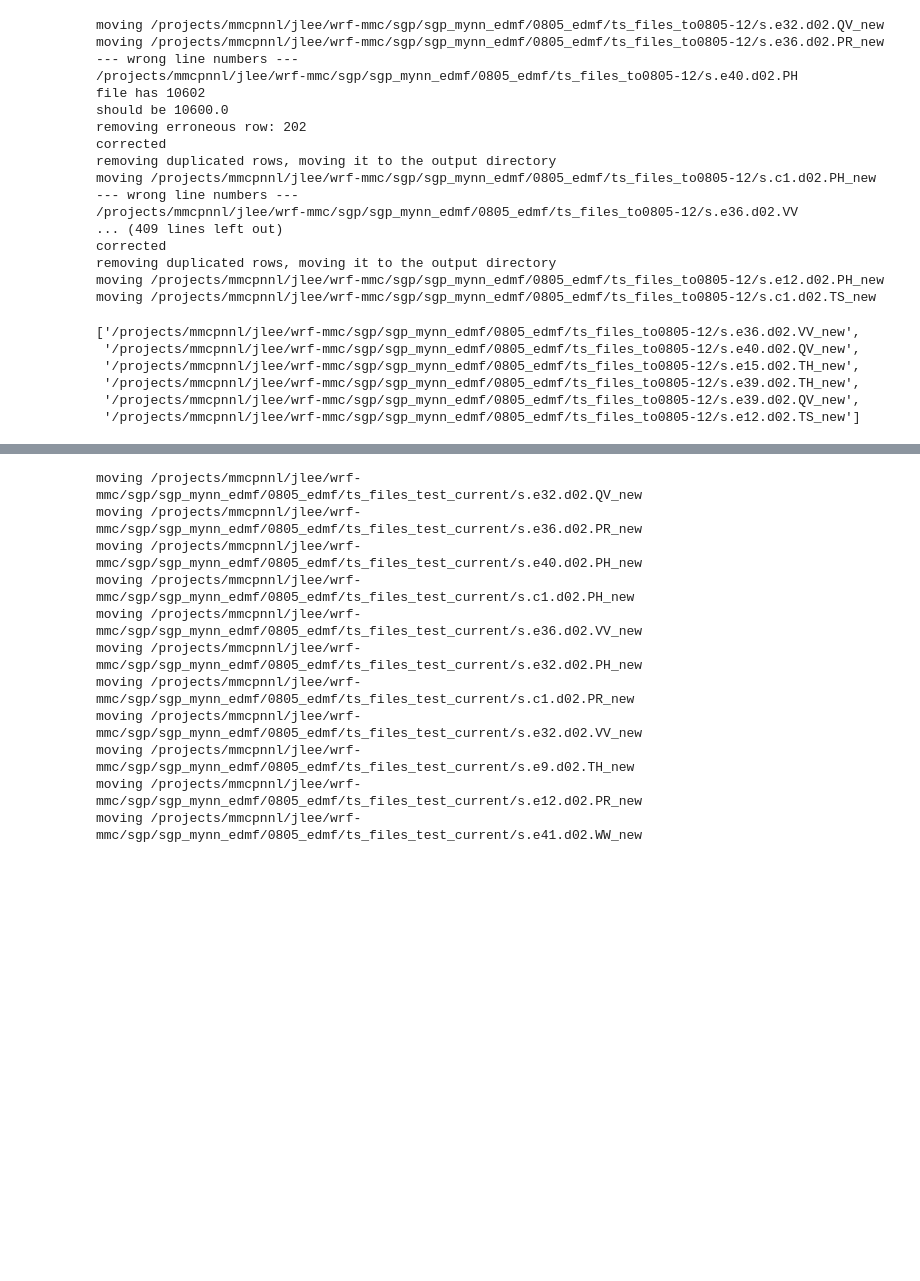
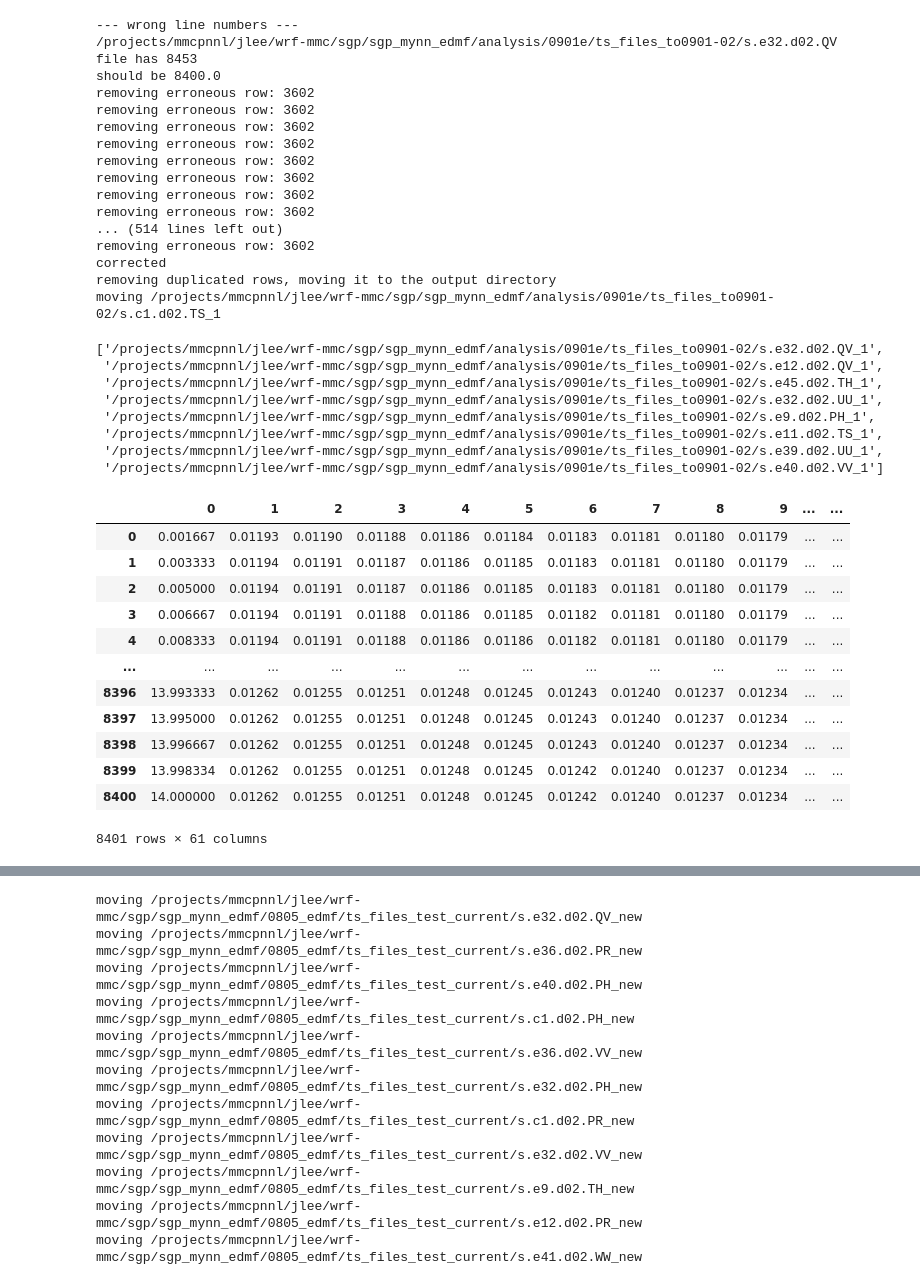
Before and after one commit to joejoeyjoseph/mmc-pnnl-j3, a Jupyter notebook: sgp/eagle/e01_debug-tsfiles.ipynb, the cells around one changed output, grey strips where cells are left out. Saved outputs shown, nothing was run; the diff lists cells and outputs as text; code cells hidden in the pictures; blank space fills up the shorter version.

```diff
--- a/sgp/eagle/e01_debug-tsfiles.ipynb
+++ b/sgp/eagle/e01_debug-tsfiles.ipynb
@@ -5,10 +5,10 @@ import re
 import numpy as np
 # pd.set_option('display.max_columns', 500)
 
-wrf_dir = '/projects/mmcpnnl/jlee/wrf-mmc/sgp/sgp_mynn_edmf/0805_edmf/'
-time_step_sec = 9
+wrf_dir = '/projects/mmcpnnl/jlee/wrf-mmc/sgp/sgp_mynn_edmf/analysis/0901e/'
+time_step_sec = 6
 
-def remove_duplicate_errorrow(ts_in_dir, ts_out_dir, run_hours, turn):
+def remove_duplicate_errorrow(ts_in_dir, ts_out_dir, run_hours, sim_id, turn):
 
     ideal_file_num = run_hours*60*60/time_step_sec
 
@@ -23,7 +23,7 @@ def remove_duplicate_errorrow(ts_in_dir, ts_out_dir, run_hours, turn):
     # file = ts_in_dir+file_name
     for file in glob.glob(ts_in_dir+target_files):
 
-        new_file = file+'_new'
+        new_file = file+'_'+str(sim_id)
 
         lines_seen = set() # holds lines already seen
         outfile = open(new_file, 'w')
@@ -91,40 +95,61 @@ def remove_duplicate_errorrow(ts_in_dir, ts_out_dir, run_hours, turn):
 # %%
-ts_in_dir = wrf_dir+'ts_files_to0805-12/'
+ts_in_dir = wrf_dir+'ts_files_to0901-02/'
 # ts_in_dir = wrf_dir+'ts_files_test_current/'
 # file_name = 's.c1.d02.PH'
 
-ts_out_dir = wrf_dir+'ts_processed/to0805-12/'
+ts_out_dir = wrf_dir+'ts_clean/'
 # ts_out_dir = wrf_dir+'ts_processed/test_current/'
 
-run_hours = 26.5
+run_hours = 14
+sim_id = 1
 
-!rm "$ts_in_dir"*_new
+!rm "$ts_in_dir"*_"$sim_id"
 
-inc_f = remove_duplicate_errorrow(ts_in_dir, ts_out_dir, run_hours, turn='first')
+inc_f = remove_duplicate_errorrow(ts_in_dir, ts_out_dir, run_hours, sim_id, turn='first')
 # %% [output]
-moving /projects/mmcpnnl/jlee/wrf-mmc/sgp/sgp_mynn_edmf/0805_edmf/ts_files_to0805-12/s.e32.d02.QV_new
-moving /projects/mmcpnnl/jlee/wrf-mmc/sgp/sgp_mynn_edmf/0805_edmf/ts_files_to0805-12/s.e36.d02.PR_new
 --- wrong line numbers ---
-/projects/mmcpnnl/jlee/wrf-mmc/sgp/sgp_mynn_edmf/0805_edmf/ts_files_to0805-12/s.e40.d02.PH
-file has 10602
-should be 10600.0
-removing erroneous row: 202
+/projects/mmcpnnl/jlee/wrf-mmc/sgp/sgp_mynn_edmf/analysis/0901e/ts_files_to0901-02/s.e32.d02.QV
+file has 8453
+should be 8400.0
+removing erroneous row: 3602
+removing erroneous row: 3602
+removing erroneous row: 3602
+removing erroneous row: 3602
+removing erroneous row: 3602
+removing erroneous row: 3602
+removing erroneous row: 3602
+removing erroneous row: 3602
+... (514 lines left out)
+removing erroneous row: 3602
 corrected
 removing duplicated rows, moving it to the output directory
-moving /projects/mmcpnnl/jlee/wrf-mmc/sgp/sgp_mynn_edmf/0805_edmf/ts_files_to0805-12/s.c1.d02.PH_new
---- wrong line numbers ---
-/projects/mmcpnnl/jlee/wrf-mmc/sgp/sgp_mynn_edmf/0805_edmf/ts_files_to0805-12/s.e36.d02.VV
-... (409 lines left out)
-corrected
-removing duplicated rows, moving it to the output directory
-moving /projects/mmcpnnl/jlee/wrf-mmc/sgp/sgp_mynn_edmf/0805_edmf/ts_files_to0805-12/s.e12.d02.PH_new
-moving /projects/mmcpnnl/jlee/wrf-mmc/sgp/sgp_mynn_edmf/0805_edmf/ts_files_to0805-12/s.c1.d02.TS_new
+moving /projects/mmcpnnl/jlee/wrf-mmc/sgp/sgp_mynn_edmf/analysis/0901e/ts_files_to0901-02/s.c1.d02.TS_1
 # %%
 inc_f
 # %% [output]
-['/projects/mmcpnnl/jlee/wrf-mmc/sgp/sgp_mynn_edmf/0805_edmf/ts_files_to0805-12/s.e36.d02.VV_new',
- '/projects/mmcpnnl/jlee/wrf-mmc/sgp/sgp_mynn_edmf/0805_edmf/ts_files_to0805-12/s.e40.d02.QV_new',
- '/projects/mmcpnnl/jlee/wrf-mmc/sgp/sgp_mynn_edmf/0805_edmf/ts_files_to0805-12/s.e15.d02.TH_new',
- '/projects/mmcpnnl/jlee/wrf-mmc/sgp/sgp_mynn_edmf/0805_edmf/ts_files_to0805-12/s.e39.d02.TH_new',
- '/projects/mmcpnnl/jlee/wrf-mmc/sgp/sgp_mynn_edmf/0805_edmf/ts_files_to0805-12/s.e39.d02.QV_new',
- '/projects/mmcpnnl/jlee/wrf-mmc/sgp/sgp_mynn_edmf/0805_edmf/ts_files_to0805-12/s.e12.d02.TS_new']
+['/projects/mmcpnnl/jlee/wrf-mmc/sgp/sgp_mynn_edmf/analysis/0901e/ts_files_to0901-02/s.e32.d02.QV_1',
+ '/projects/mmcpnnl/jlee/wrf-mmc/sgp/sgp_mynn_edmf/analysis/0901e/ts_files_to0901-02/s.e12.d02.QV_1',
+ '/projects/mmcpnnl/jlee/wrf-mmc/sgp/sgp_mynn_edmf/analysis/0901e/ts_files_to0901-02/s.e45.d02.TH_1',
+ '/projects/mmcpnnl/jlee/wrf-mmc/sgp/sgp_mynn_edmf/analysis/0901e/ts_files_to0901-02/s.e32.d02.UU_1',
+ '/projects/mmcpnnl/jlee/wrf-mmc/sgp/sgp_mynn_edmf/analysis/0901e/ts_files_to0901-02/s.e9.d02.PH_1',
+ '/projects/mmcpnnl/jlee/wrf-mmc/sgp/sgp_mynn_edmf/analysis/0901e/ts_files_to0901-02/s.e11.d02.TS_1',
+ '/projects/mmcpnnl/jlee/wrf-mmc/sgp/sgp_mynn_edmf/analysis/0901e/ts_files_to0901-02/s.e39.d02.UU_1',
+ '/projects/mmcpnnl/jlee/wrf-mmc/sgp/sgp_mynn_edmf/analysis/0901e/ts_files_to0901-02/s.e40.d02.VV_1']
+# %%
+test_df = pd.read_csv(inc_f[0], skiprows=1, header=None, delim_whitespace=True)
+# test_df.loc[test_df[[0, 4]].duplicated()]
+test_df.drop_duplicates()
+# %% [output]
+|  | 0 | 1 | 2 | 3 | 4 | 5 | 6 | 7 | 8 | 9 | ... | ... |
+| 0 | 0.001667 | 0.01193 | 0.01190 | 0.01188 | 0.01186 | 0.01184 | 0.01183 | 0.01181 | 0.01180 | 0.01179 | ... | ... |
+| 1 | 0.003333 | 0.01194 | 0.01191 | 0.01187 | 0.01186 | 0.01185 | 0.01183 | 0.01181 | 0.01180 | 0.01179 | ... | ... |
+| 2 | 0.005000 | 0.01194 | 0.01191 | 0.01187 | 0.01186 | 0.01185 | 0.01183 | 0.01181 | 0.01180 | 0.01179 | ... | ... |
+| 3 | 0.006667 | 0.01194 | 0.01191 | 0.01188 | 0.01186 | 0.01185 | 0.01182 | 0.01181 | 0.01180 | 0.01179 | ... | ... |
+| 4 | 0.008333 | 0.01194 | 0.01191 | 0.01188 | 0.01186 | 0.01186 | 0.01182 | 0.01181 | 0.01180 | 0.01179 | ... | ... |
+| ... | ... | ... | ... | ... | ... | ... | ... | ... | ... | ... | ... | ... |
+| 8396 | 13.993333 | 0.01262 | 0.01255 | 0.01251 | 0.01248 | 0.01245 | 0.01243 | 0.01240 | 0.01237 | 0.01234 | ... | ... |
+| 8397 | 13.995000 | 0.01262 | 0.01255 | 0.01251 | 0.01248 | 0.01245 | 0.01243 | 0.01240 | 0.01237 | 0.01234 | ... | ... |
+| 8398 | 13.996667 | 0.01262 | 0.01255 | 0.01251 | 0.01248 | 0.01245 | 0.01243 | 0.01240 | 0.01237 | 0.01234 | ... | ... |
+| 8399 | 13.998334 | 0.01262 | 0.01255 | 0.01251 | 0.01248 | 0.01245 | 0.01242 | 0.01240 | 0.01237 | 0.01234 | ... | ... |
+| 8400 | 14.000000 | 0.01262 | 0.01255 | 0.01251 | 0.01248 | 0.01245 | 0.01242 | 0.01240 | 0.01237 | 0.01234 | ... | ... |
+8401 rows × 61 columns
```
Also changed, not shown: parts of 2 cells of this notebook.
